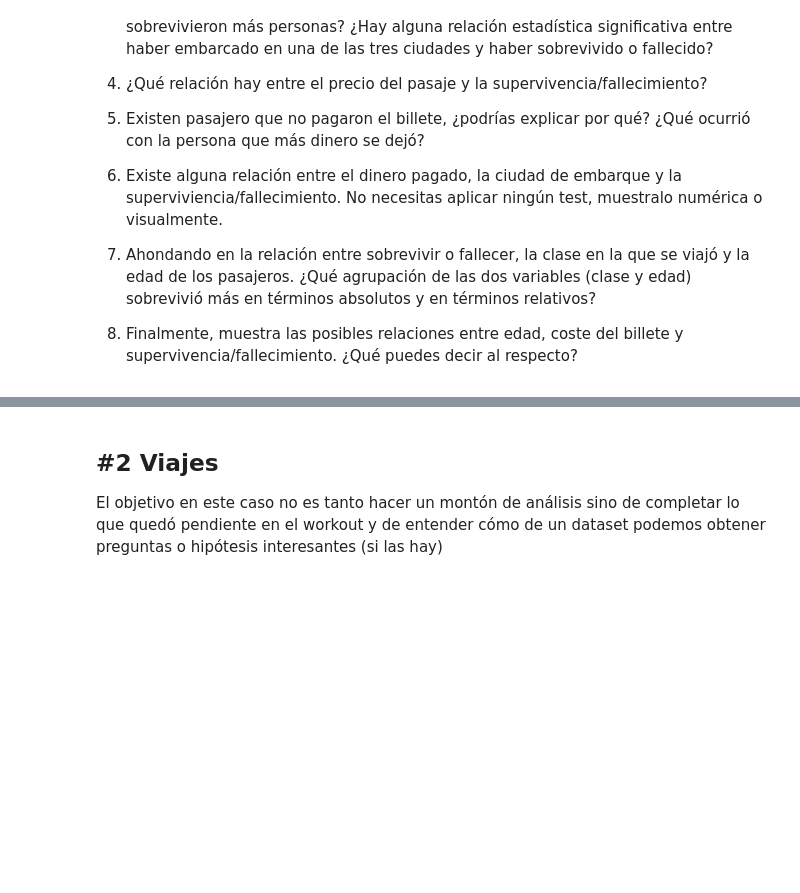
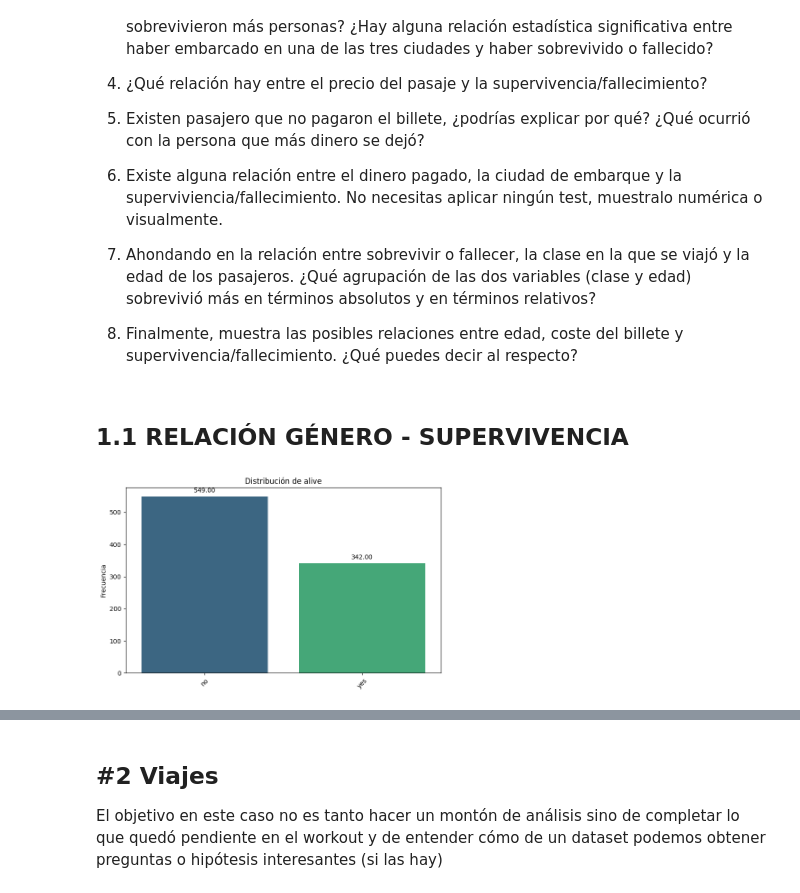
Before and after one commit to CristianZB-dev/MIS_PRACTICAS, a Jupyter notebook: 03_Analisis_de_Datos/Sprint_07/Unidad_02/Practica_Obligatoria/18_Practica_Obligatoria_Multivariante.ipynb, the cells around one changed output, grey strips where cells are left out. Saved outputs shown, nothing was run; the diff lists cells and outputs as text; code cells hidden in the pictures; blank space fills up the shorter version.

```diff
--- a/03_Analisis_de_Datos/Sprint_07/Unidad_02/Practica_Obligatoria/18_Practica_Obligatoria_Multivariante.ipynb
+++ b/03_Analisis_de_Datos/Sprint_07/Unidad_02/Practica_Obligatoria/18_Practica_Obligatoria_Multivariante.ipynb
@@ -168,3 +162,10 @@ Realiza los análisis bivariantes o multivariantes que necesites, así como los
 7. Ahondando en la relación entre sobrevivir o fallecer, la clase en la que se viajó y la edad de los pasajeros. ¿Qué agrupación de las dos variables (clase y edad) sobrevivió más en términos absolutos y en términos relativos?
 
 8. Finalmente, muestra las posibles relaciones entre edad, coste del billete y supervivencia/fallecimiento. ¿Qué puedes decir al respecto?
+# %% [markdown]
+## 1.1 RELACIÓN GÉNERO - SUPERVIVENCIA
+# %%
+#MOSTRAMOS LA DISTRIBUCIÓN DE FRECUENCIAS ABSOLUTAS DE LOS SUPERVIVIENTES
+pinta_distribucion_categoricas(df_titanic,["alive"],relativa=False,mostrar_valores=True)
+# %% [output]
+[figure, added]
```
Also changed, not shown: parts of 52 cells of this notebook.
